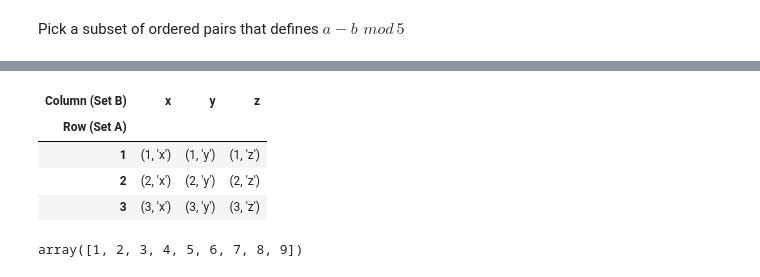
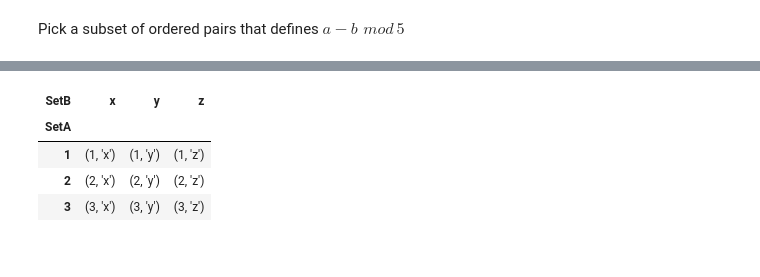
Before and after one commit to jbadillo99/learn-zk, a Jupyter notebook: notebooks/set_theory_zk.ipynb, the cells around one changed output, grey strips where cells are left out. Drawn from its saved outputs; the diff is of its cells as text; code cells hidden in the pictures.

Commit message:
fixed ordering in Set Theory class to remove positional error in create_dataframe() method

```diff
--- a/notebooks/set_theory_zk.ipynb
+++ b/notebooks/set_theory_zk.ipynb
@@ -927,29 +927,23 @@ assert(signer.verify(b'01234567890123456789012345678912',sig,pu_key))
 # %%
 import numpy as np
 
 from set_theory import SetTheory
 
 setA = np.arange(1,4,1)
 
 setB = ['x','y','z']
 
 bold_pairs = [(1,'x'),(2,'z'), (3,'x')]
 
 cross = SetTheory(setA,setB, bold_pairs)
 
-cross.create_dataframe("Row (Set A)", "Column (Set B)")
+cross.create_dataframe()
 df = cross.display_dataframe("blue")
 
 df
 # %% [output]
-| Column (Set B) | x | y | z |
-| Row (Set A) |  |  |  |
+| SetB | x | y | z |
+| SetA |  |  |  |
 | 1 | (1, 'x') | (1, 'y') | (1, 'z') |
 | 2 | (2, 'x') | (2, 'y') | (2, 'z') |
 | 3 | (3, 'x') | (3, 'y') | (3, 'z') |
-# %%
-import numpy as np
-
-np.arange(1,10,1)
-# %% [output]
-array([1, 2, 3, 4, 5, 6, 7, 8, 9])
```
Also changed, not shown: parts of 3 cells of this notebook, 2 other files.
